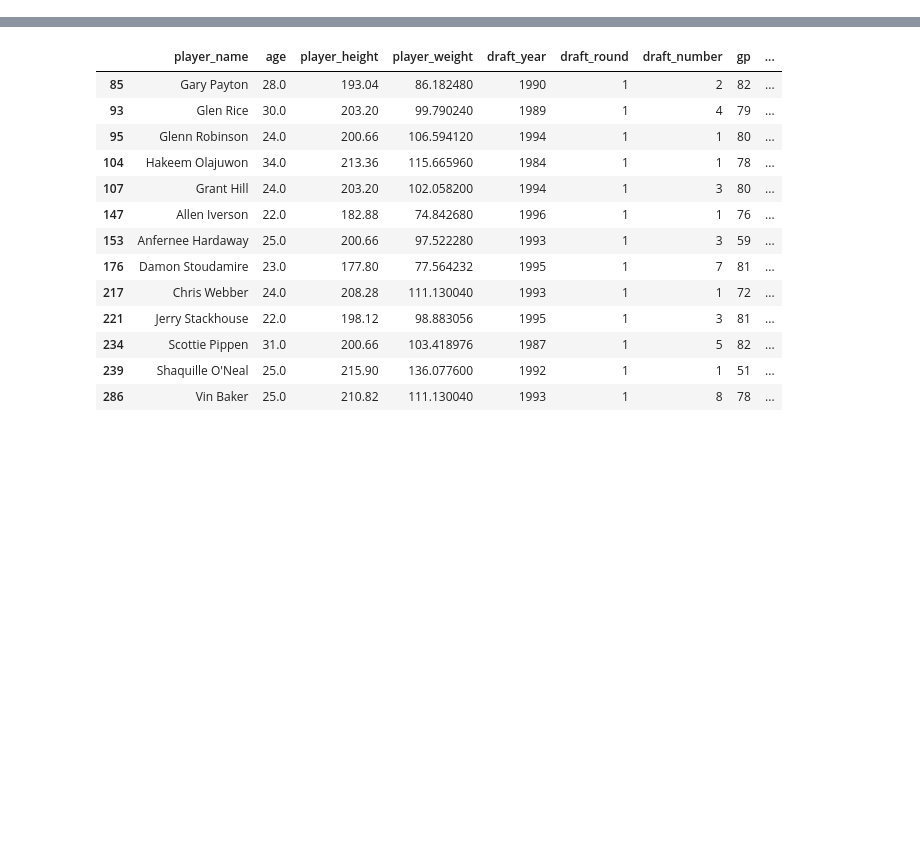
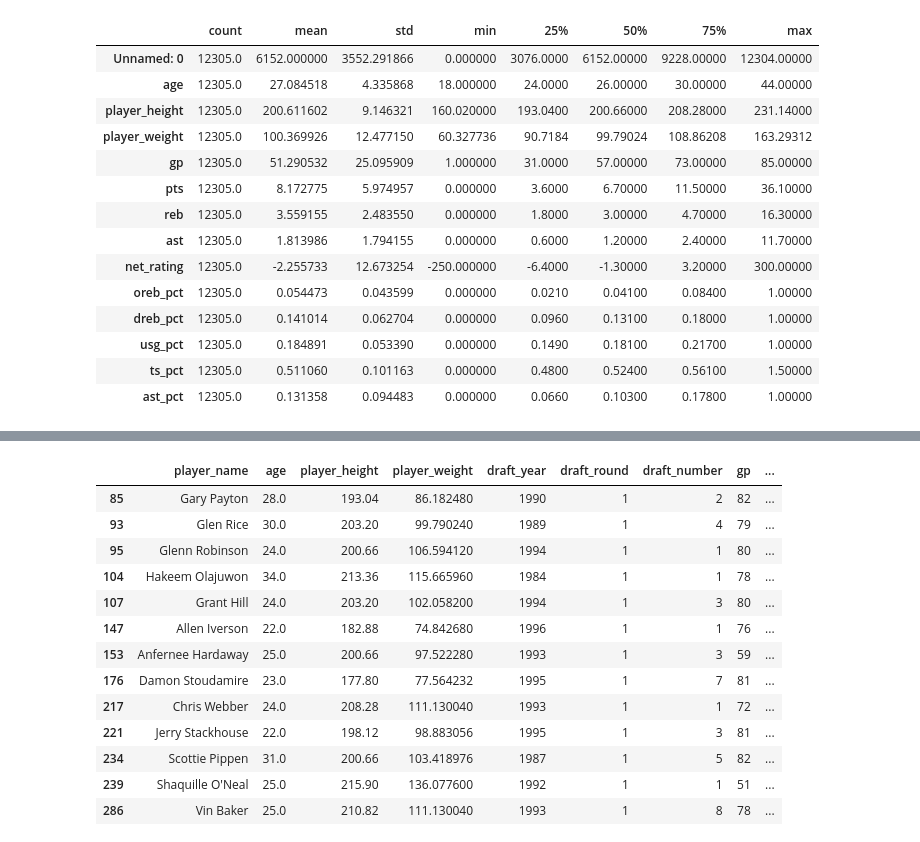
Before and after one commit to vineelbhatti/nba_linear_regression, a Jupyter notebook: LogisticRegressionTest.ipynb, the cells around one changed output, grey strips where cells are left out. Drawn from its saved outputs; the diff is of its cells as text; code cells hidden in the pictures; blank space fills up the shorter version.

```diff
--- a/LogisticRegressionTest.ipynb
+++ b/LogisticRegressionTest.ipynb
@@ -20,0 +15,4 @@ Saving all_seasons.csv to all_seasons.csv
+# %%
+import io
+df = pd.read_csv("/content/drive/MyDrive/Colab Notebooks/Data/all_seasons.csv")
+print(df.head())
@@ -20,0 +37,18 @@ Saving all_seasons.csv to all_seasons.csv
+# %%
+df.describe().T
+# %% [output]
+|  | count | mean | std | min | 25% | 50% | 75% | max |
+| Unnamed: 0 | 12305.0 | 6152.000000 | 3552.291866 | 0.000000 | 3076.0000 | 6152.00000 | 9228.00000 | 12304.00000 |
+| age | 12305.0 | 27.084518 | 4.335868 | 18.000000 | 24.0000 | 26.00000 | 30.00000 | 44.00000 |
+| player_height | 12305.0 | 200.611602 | 9.146321 | 160.020000 | 193.0400 | 200.66000 | 208.28000 | 231.14000 |
+| player_weight | 12305.0 | 100.369926 | 12.477150 | 60.327736 | 90.7184 | 99.79024 | 108.86208 | 163.29312 |
+| gp | 12305.0 | 51.290532 | 25.095909 | 1.000000 | 31.0000 | 57.00000 | 73.00000 | 85.00000 |
+| pts | 12305.0 | 8.172775 | 5.974957 | 0.000000 | 3.6000 | 6.70000 | 11.50000 | 36.10000 |
+| reb | 12305.0 | 3.559155 | 2.483550 | 0.000000 | 1.8000 | 3.00000 | 4.70000 | 16.30000 |
+| ast | 12305.0 | 1.813986 | 1.794155 | 0.000000 | 0.6000 | 1.20000 | 2.40000 | 11.70000 |
+| net_rating | 12305.0 | -2.255733 | 12.673254 | -250.000000 | -6.4000 | -1.30000 | 3.20000 | 300.00000 |
+| oreb_pct | 12305.0 | 0.054473 | 0.043599 | 0.000000 | 0.0210 | 0.04100 | 0.08400 | 1.00000 |
+| dreb_pct | 12305.0 | 0.141014 | 0.062704 | 0.000000 | 0.0960 | 0.13100 | 0.18000 | 1.00000 |
+| usg_pct | 12305.0 | 0.184891 | 0.053390 | 0.000000 | 0.1490 | 0.18100 | 0.21700 | 1.00000 |
+| ts_pct | 12305.0 | 0.511060 | 0.101163 | 0.000000 | 0.4800 | 0.52400 | 0.56100 | 1.50000 |
+| ast_pct | 12305.0 | 0.131358 | 0.094483 | 0.000000 | 0.0660 | 0.10300 | 0.17800 | 1.00000 |
```
Also changed, not shown: parts of 6 cells of this notebook.
